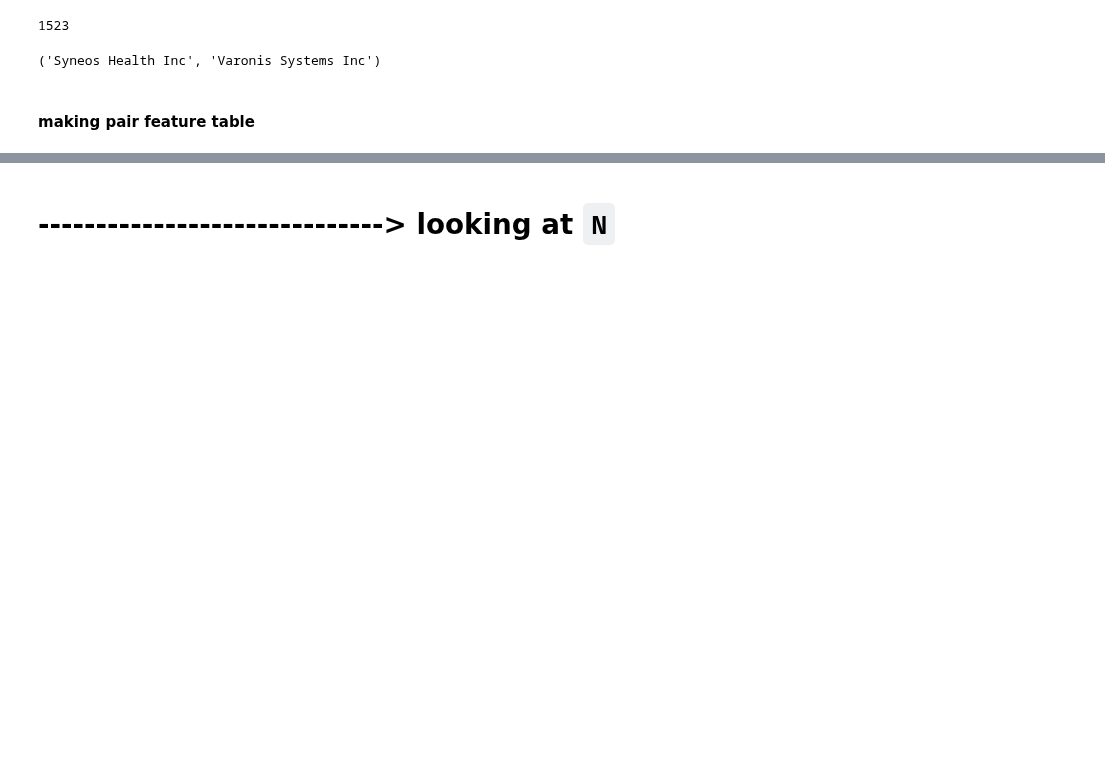
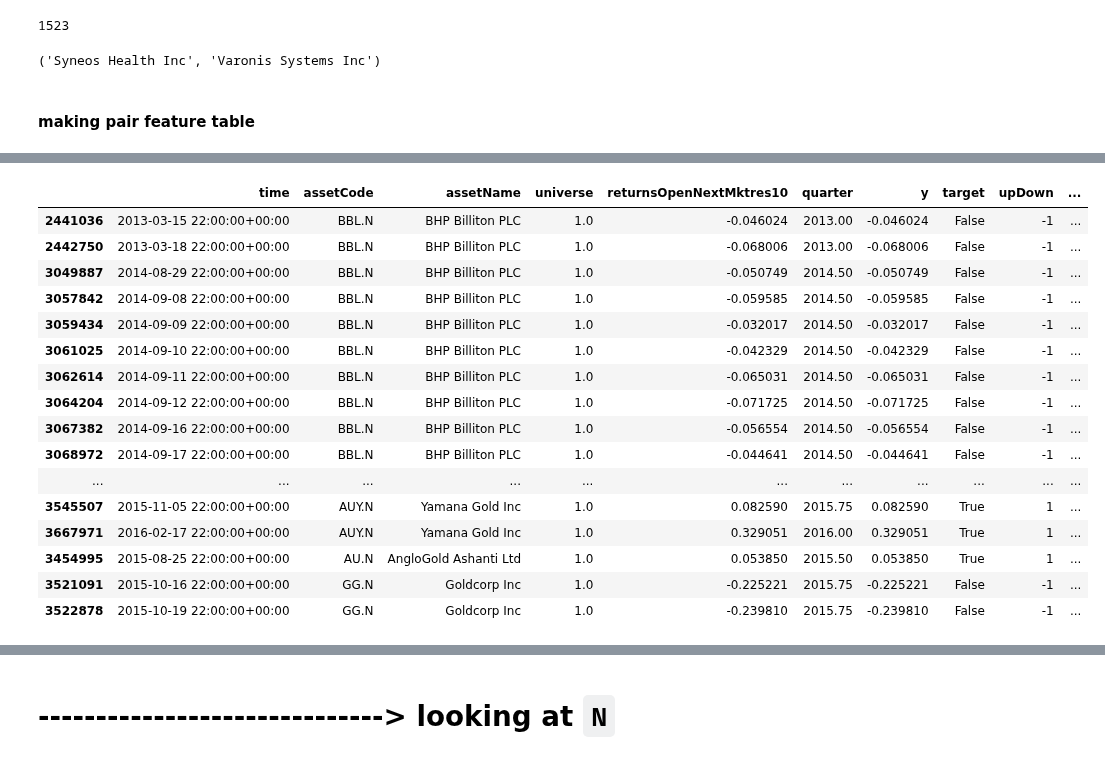
Before and after one commit to yumichael/two-sigma-financial-news, a Jupyter notebook: work/pair.ipynb, the cells around one changed output, grey strips where cells are left out. Drawn from its saved outputs; the diff is of its cells as text; code cells hidden in the pictures; blank space fills up the shorter version.

```diff
--- a/work/pair.ipynb
+++ b/work/pair.ipynb
@@ -185,24 +182,26 @@ C.av1.head(400)
 # %%
-def make_D_L_from_E_Cv(*, E, Cv, cutoff, roll_corr=list(product(['oo','ooTEN'],[10,21,62,250]))):
+def make_C_D_L_from_E_Cv(*, E, Cv, cutoff, roll_corr=list(product(['oo','ooTEN'],[10,21,62,250]))):
     Cv = Cv[(Cv.Corr>=cutoff[0])&(Cv.Unic>=cutoff[1])]
     hgt = sum(p[-1] for p in Cv.itertuples())
-    Fcolumns = E.columns.levels[1]
-    D0, D1, L = np.zeros((hgt,len(Fcolumns)-1)), np.zeros((hgt,len(Fcolumns)-1)), np.zeros((hgt,1+len(roll_corr)))
+    Fcolumns = [c for c in E.columns.levels[1] if c!='universe']
+    D0, D1, L = np.zeros((hgt,len(Fcolumns))), np.zeros((hgt,len(Fcolumns))), np.zeros((hgt,1+len(roll_corr)))
     #^ -1 on len(Fcolumns) because I take away the 'universe' column
 
     i = 0
-    for _,a0,a1,corr,unic in Cv.itertuples():
-
+    for ii, (_,a0,a1,corr,unic) in enumerate(Cv.itertuples()):
+        print_progress(ii)
         A0, A1 = E[a0], E[a1]
-        inUniD = (A0.universe!=0) & (A1.universe!=0)
-        print(inUniD.sum(), unic)
+        inUniD = (A0.universe.fillna(0)!=0) & (A1.universe.fillna(0)!=0)
         assert inUniD.sum()==unic
         del A0['universe'], A1['universe']
 
         def iter_roll_corr():
             for y, r in roll_corr:
+                if a0==1782 and a1==2523 and r==10:
+                    BUG.x0 = A0[y]#[inUniD]
+                    BUG.x1 = A1[y]#[inUniD]
                 yield A0[y].rolling(window=r, min_periods=5).corr(A1[y]) #TODO hard coded min_periods
-        B = np.concatenate(chain(iter_roll_corr(),[np.ones_like(A0)*unic]), axis=1)
+        B = np.stack(chain(iter_roll_corr(),[np.ones_like(A0.iloc[:,0])*unic]), axis=1)
 
         D0[i:i+unic], D1[i:i+unic] = A0[inUniD].values, A1[inUniD].values
         L[i:i+unic] = B[inUniD]
@@ -214,5 +213,6 @@ def make_D_L_from_E_Cv(*, E, Cv, cutoff, roll_corr=list(product(['oo','ooTEN'],[
     L = pd.DataFrame(L, columns=[f'_corr_{y}_{r}' for y,r in roll_corr]+['bothInUniCount'])
     return (D0,D1), L
 # %%
-D, L = make_D_L_from_E_Cv(E=E,Cv=C.av1,cutoff=(.9,1500))
+%%time
+D, L = make_C_D_L_from_E_Cv(E=E,Cv=C.av1,cutoff=(.8,500))
 # %% [output]
@@ -220,0 +265,3 @@ AssertionError:
+# %%
+%%time
+CC, G, Q = make_C_G_Q_from_D_F_P_W(D=C.av1,F=F,P=P,W=W,cutoff=(.8,500))
@@ -220,0 +292,4 @@ AssertionError:
+# %%
+CC.columns = L.columns
+CC.index = L.index
+filt = ((CC-L).abs()>.5).any(axis=1).values
@@ -220,0 +336,20 @@ AssertionError:
+# %%
+Q[0][filt]
+# %% [output]
+|  | time | assetCode | assetName | universe | returnsOpenNextMktres10 | quarter | y | target | upDown | ... |
+| 2441036 | 2013-03-15 22:00:00+00:00 | BBL.N | BHP Billiton PLC | 1.0 | -0.046024 | 2013.00 | -0.046024 | False | -1 | ... |
+| 2442750 | 2013-03-18 22:00:00+00:00 | BBL.N | BHP Billiton PLC | 1.0 | -0.068006 | 2013.00 | -0.068006 | False | -1 | ... |
+| 3049887 | 2014-08-29 22:00:00+00:00 | BBL.N | BHP Billiton PLC | 1.0 | -0.050749 | 2014.50 | -0.050749 | False | -1 | ... |
+| 3057842 | 2014-09-08 22:00:00+00:00 | BBL.N | BHP Billiton PLC | 1.0 | -0.059585 | 2014.50 | -0.059585 | False | -1 | ... |
+| 3059434 | 2014-09-09 22:00:00+00:00 | BBL.N | BHP Billiton PLC | 1.0 | -0.032017 | 2014.50 | -0.032017 | False | -1 | ... |
+| 3061025 | 2014-09-10 22:00:00+00:00 | BBL.N | BHP Billiton PLC | 1.0 | -0.042329 | 2014.50 | -0.042329 | False | -1 | ... |
+| 3062614 | 2014-09-11 22:00:00+00:00 | BBL.N | BHP Billiton PLC | 1.0 | -0.065031 | 2014.50 | -0.065031 | False | -1 | ... |
+| 3064204 | 2014-09-12 22:00:00+00:00 | BBL.N | BHP Billiton PLC | 1.0 | -0.071725 | 2014.50 | -0.071725 | False | -1 | ... |
+| 3067382 | 2014-09-16 22:00:00+00:00 | BBL.N | BHP Billiton PLC | 1.0 | -0.056554 | 2014.50 | -0.056554 | False | -1 | ... |
+| 3068972 | 2014-09-17 22:00:00+00:00 | BBL.N | BHP Billiton PLC | 1.0 | -0.044641 | 2014.50 | -0.044641 | False | -1 | ... |
+| ... | ... | ... | ... | ... | ... | ... | ... | ... | ... | ... |
+| 3545507 | 2015-11-05 22:00:00+00:00 | AUY.N | Yamana Gold Inc | 1.0 | 0.082590 | 2015.75 | 0.082590 | True | 1 | ... |
+| 3667971 | 2016-02-17 22:00:00+00:00 | AUY.N | Yamana Gold Inc | 1.0 | 0.329051 | 2016.00 | 0.329051 | True | 1 | ... |
+| 3454995 | 2015-08-25 22:00:00+00:00 | AU.N | AngloGold Ashanti Ltd | 1.0 | 0.053850 | 2015.50 | 0.053850 | True | 1 | ... |
+| 3521091 | 2015-10-16 22:00:00+00:00 | GG.N | Goldcorp Inc | 1.0 | -0.225221 | 2015.75 | -0.225221 | False | -1 | ... |
+| 3522878 | 2015-10-19 22:00:00+00:00 | GG.N | Goldcorp Inc | 1.0 | -0.239810 | 2015.75 | -0.239810 | False | -1 | ... |
```
Also changed, not shown: parts of 15 cells of this notebook.
